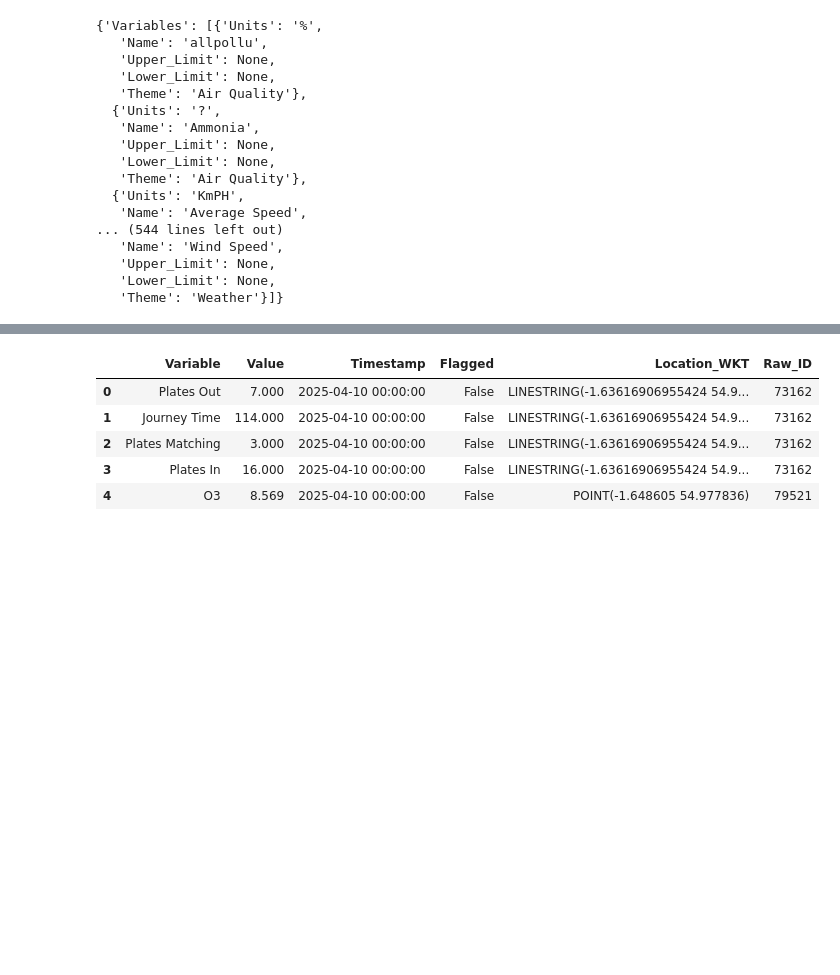
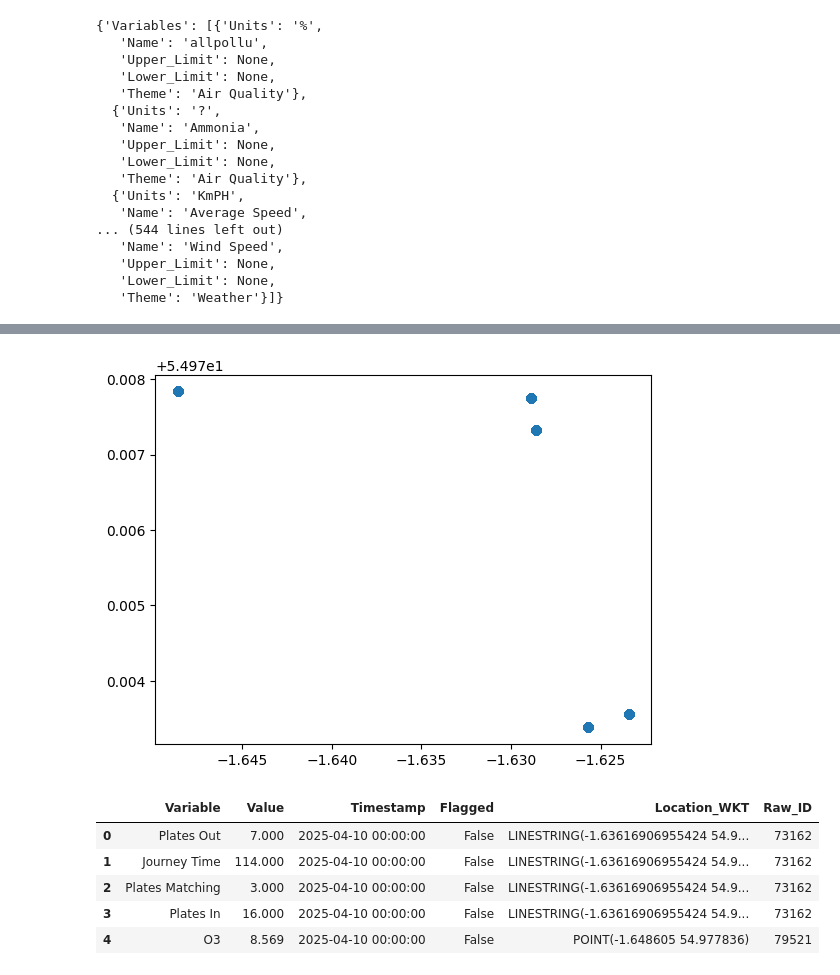
Before and after one commit to brownpr/jersey_ai_hackathon, a Jupyter notebook: newcastle_urban_observatory/test_library.ipynb, the cells around one changed output, grey strips where cells are left out. Saved outputs shown, nothing was run; the diff lists cells and outputs as text; code cells hidden in the pictures; blank space fills up the shorter version.

```diff
--- a/newcastle_urban_observatory/test_library.ipynb
+++ b/newcastle_urban_observatory/test_library.ipynb
@@ -166,3 +275,10 @@ df.head()
+# %%
+
+
+plt.scatter(df["Sensor_Centroid_Longitude"], df["Sensor_Centroid_Latitude"])
+plt.show()
+# %% [output]
+[figure, added]
 # %%
 df = df.drop(columns=["Sensor_Name", "Sensor_Centroid_Longitude", "Sensor_Centroid_Latitude", "Ground_Height_Above_Sea_Level", "Sensor_Height_Above_Ground", "Broker_Name"])
 # %%
```
Also changed, not shown: parts of 24 cells of this notebook, 1 other file.
